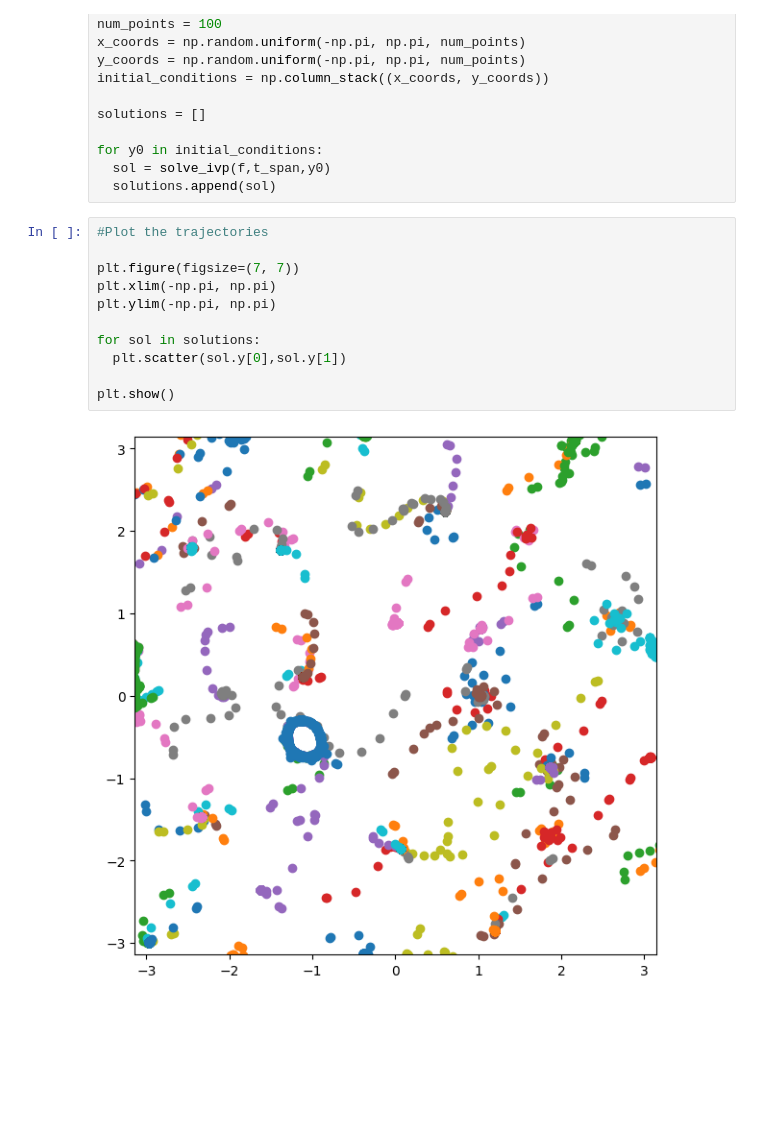
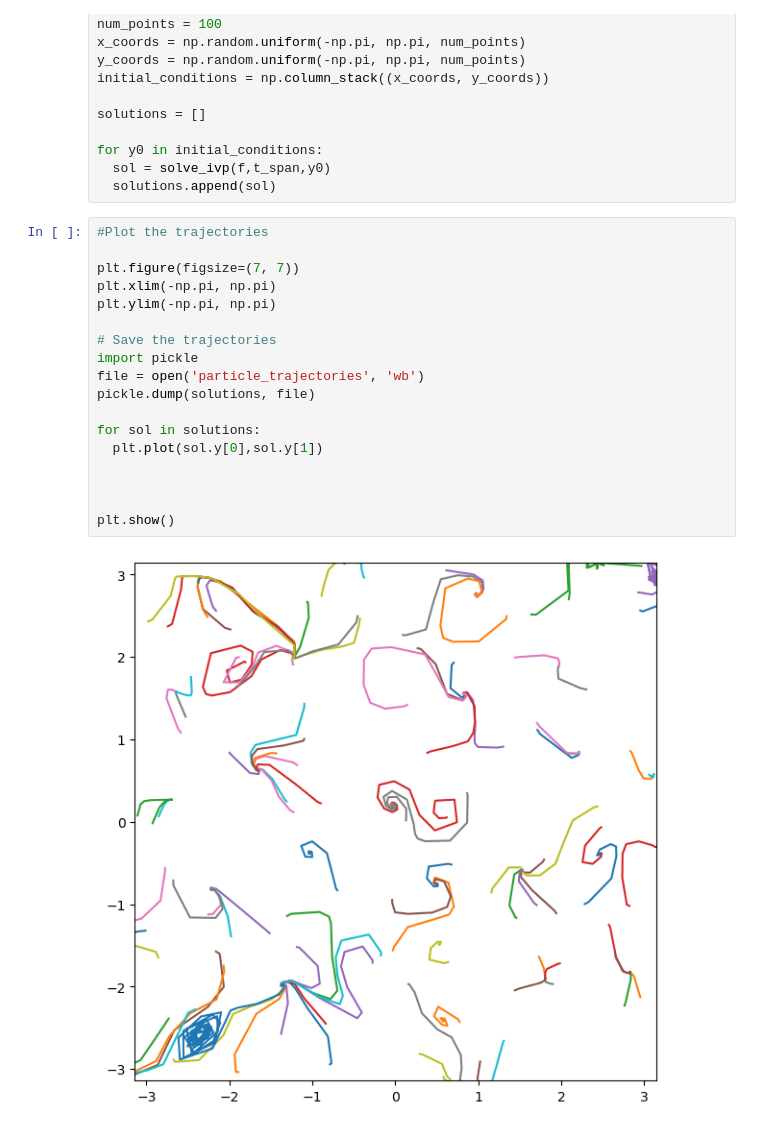
Before and after one commit to bpellow/m2rproject, a Jupyter notebook: exact_trajectories.ipynb, the cells around one changed output. Cells and saved outputs as stored; diff of their text form; blank space fills up the shorter version.

```diff
--- a/exact_trajectories.ipynb
+++ b/exact_trajectories.ipynb
@@ -79,13 +79,20 @@ for y0 in initial_conditions:
 # %%
 #Plot the trajectories
 
 plt.figure(figsize=(7, 7))
 plt.xlim(-np.pi, np.pi)
 plt.ylim(-np.pi, np.pi)
 
+# Save the trajectories
+import pickle
+file = open('particle_trajectories', 'wb')
+pickle.dump(solutions, file)
+
 for sol in solutions:
-  plt.scatter(sol.y[0],sol.y[1])
+  plt.plot(sol.y[0],sol.y[1])
+
+
 
 plt.show()
 # %% [output]
-[figure, old version]
+[figure, new version]
```
Also changed, not shown: parts of 2 cells of this notebook, 1 other file.
